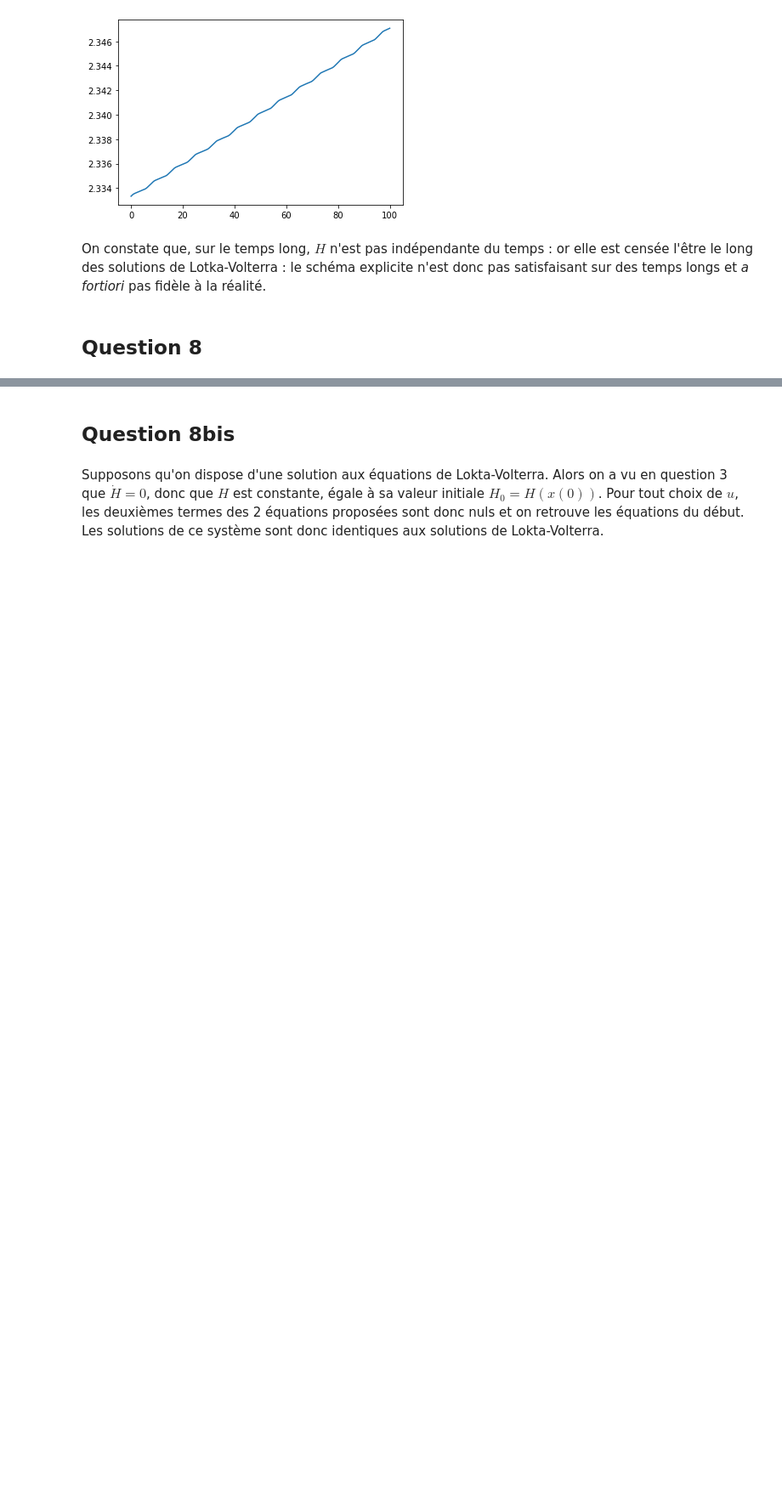
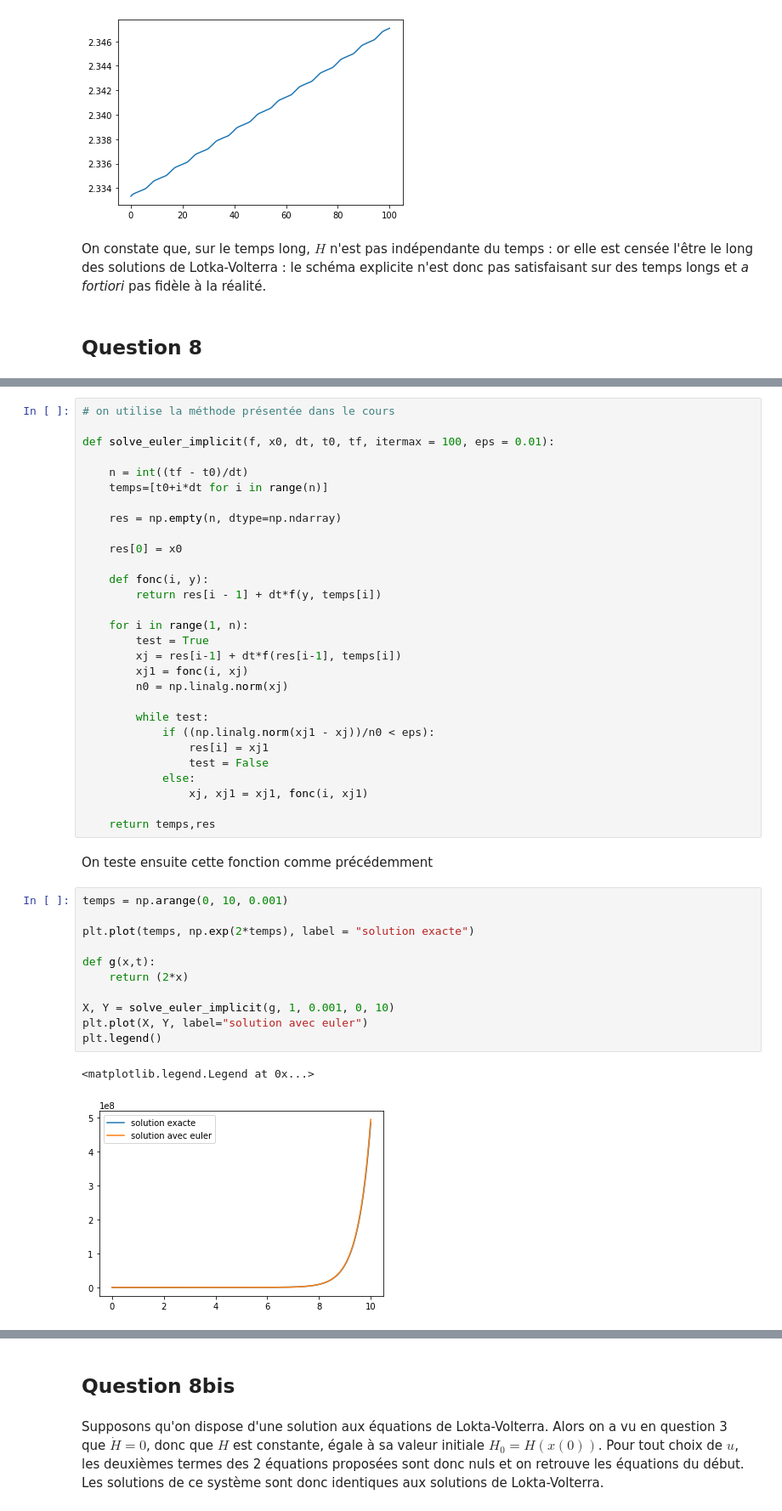
Before and after one commit to MariusMoulle/projet_numerique_2, a Jupyter notebook: Projet numérique 2 Moulle Marius Pierfitte Auguste.ipynb, the cells around one changed output, grey strips where cells are left out. Shown: that part at 85% size. Saved outputs shown, nothing was run; the diff lists cells and outputs as text; blank space fills up the shorter version.

Commit message:
ajout de euler implicite

```diff
--- a/Projet numérique 2 Moulle Marius Pierfitte Auguste.ipynb
+++ b/Projet numérique 2 Moulle Marius Pierfitte Auguste.ipynb
@@ -290,0 +244,45 @@ def solve_euler_implicit(f, x0, dt, t0, tf, itermax = 100):
+# %%
+# on utilise la méthode présentée dans le cours
+
+def solve_euler_implicit(f, x0, dt, t0, tf, itermax = 100, eps = 0.01):
+
+    n = int((tf - t0)/dt)
+    temps=[t0+i*dt for i in range(n)]
+
+    res = np.empty(n, dtype=np.ndarray)
+
+    res[0] = x0
+
+    def fonc(i, y):
+        return res[i - 1] + dt*f(y, temps[i])
+
+    for i in range(1, n):
+        test = True
+        xj = res[i-1] + dt*f(res[i-1], temps[i])
+        xj1 = fonc(i, xj)
+        n0 = np.linalg.norm(xj)
+
+        while test:
+            if ((np.linalg.norm(xj1 - xj))/n0 < eps):
+                res[i] = xj1
+                test = False
+            else:
+                xj, xj1 = xj1, fonc(i, xj1)
+
+    return temps,res
+# %% [markdown]
+On teste ensuite cette fonction comme précédemment
+# %%
+temps = np.arange(0, 10, 0.001)
+
+plt.plot(temps, np.exp(2*temps), label = "solution exacte")
+
+def g(x,t):
+    return (2*x)
+
+X, Y = solve_euler_implicit(g, 1, 0.001, 0, 10)
+plt.plot(X, Y, label="solution avec euler")
+plt.legend()
+# %% [output]
+<matplotlib.legend.Legend at 0x...>
+[figure, added]
```
Also changed, not shown: parts of 8 cells of this notebook.
